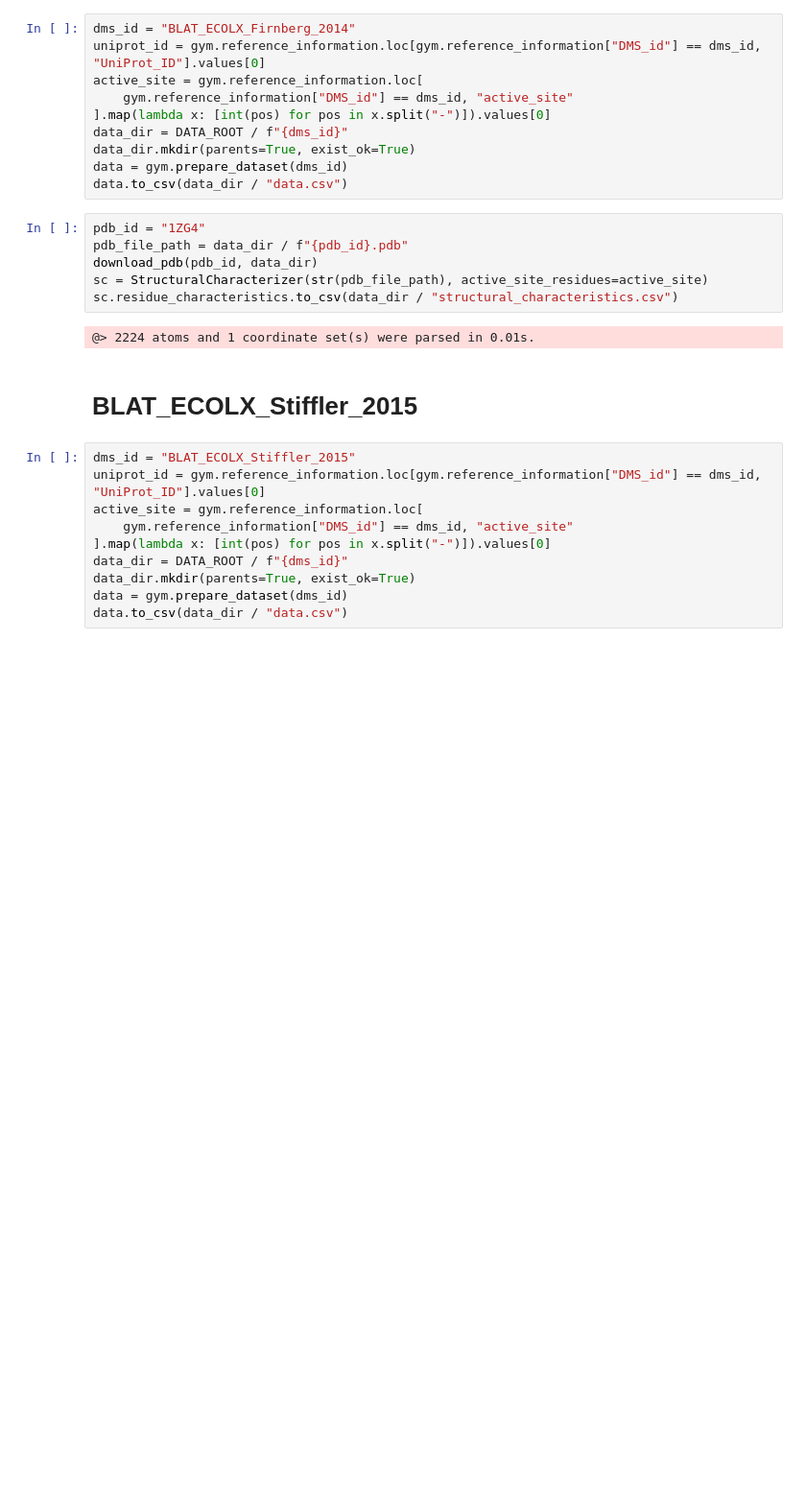
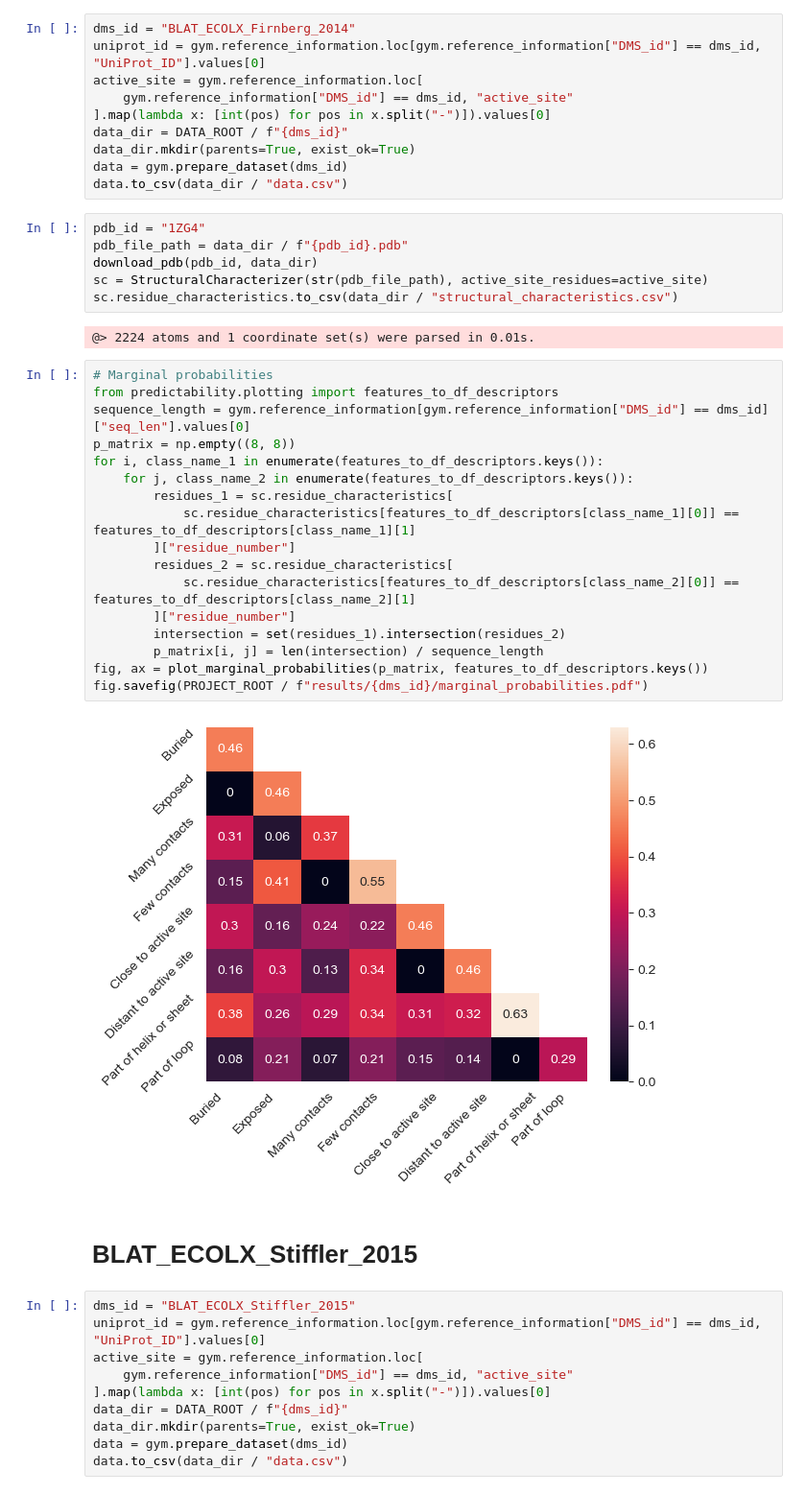
Before and after one commit to florisvdf/mutation-predictability, a Jupyter notebook: notebooks/prepare_ssm_data.ipynb, the cells around one changed output. Shown at 96% size. Saved outputs shown, nothing was run; the diff lists cells and outputs as text; blank space fills up the shorter version.

```diff
--- a/notebooks/prepare_ssm_data.ipynb
+++ b/notebooks/prepare_ssm_data.ipynb
@@ -195,6 +234,25 @@ sc = StructuralCharacterizer(str(pdb_file_path), active_site_residues=active_sit
 sc.residue_characteristics.to_csv(data_dir / "structural_characteristics.csv")
 # %% [output]
 @> 2224 atoms and 1 coordinate set(s) were parsed in 0.01s.
+# %%
+# Marginal probabilities
+from predictability.plotting import features_to_df_descriptors
+sequence_length = gym.reference_information[gym.reference_information["DMS_id"] == dms_id]["seq_len"].values[0]
+p_matrix = np.empty((8, 8))
+for i, class_name_1 in enumerate(features_to_df_descriptors.keys()):
+    for j, class_name_2 in enumerate(features_to_df_descriptors.keys()):
+        residues_1 = sc.residue_characteristics[
+            sc.residue_characteristics[features_to_df_descriptors[class_name_1][0]] == features_to_df_descriptors[class_name_1][1]
+        ]["residue_number"]
+        residues_2 = sc.residue_characteristics[
+            sc.residue_characteristics[features_to_df_descriptors[class_name_2][0]] == features_to_df_descriptors[class_name_2][1]
+        ]["residue_number"]
+        intersection = set(residues_1).intersection(residues_2)
+        p_matrix[i, j] = len(intersection) / sequence_length
+fig, ax = plot_marginal_probabilities(p_matrix, features_to_df_descriptors.keys())
+fig.savefig(PROJECT_ROOT / f"results/{dms_id}/marginal_probabilities.pdf")
+# %% [output]
+[figure, added]
 # %% [markdown]
 # BLAT_ECOLX_Stiffler_2015
 # %%
```
Also changed, not shown: parts of 18 cells of this notebook, 59 other files.
